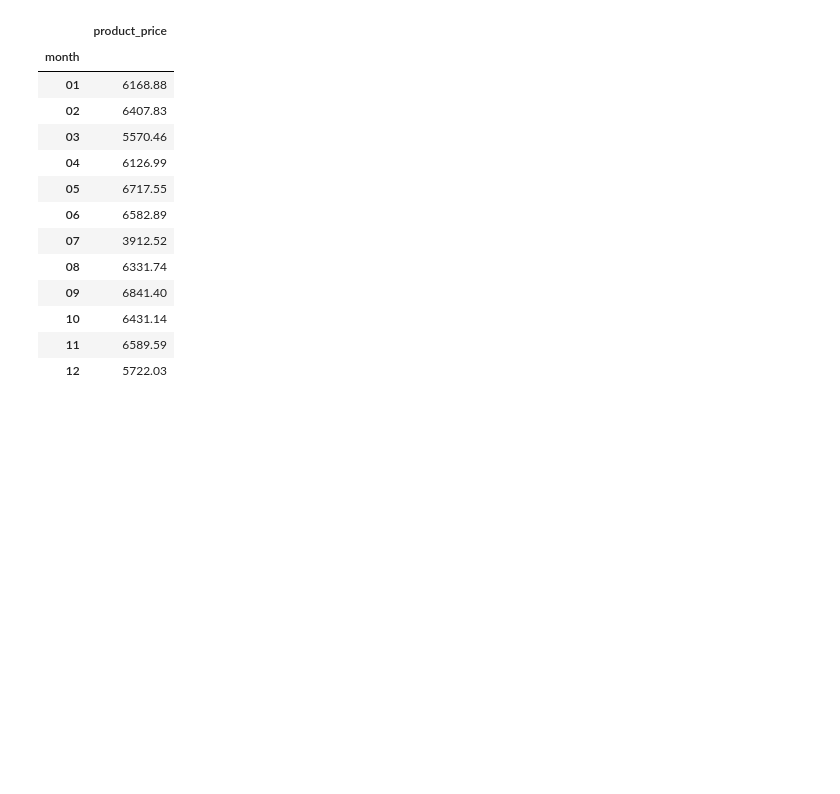
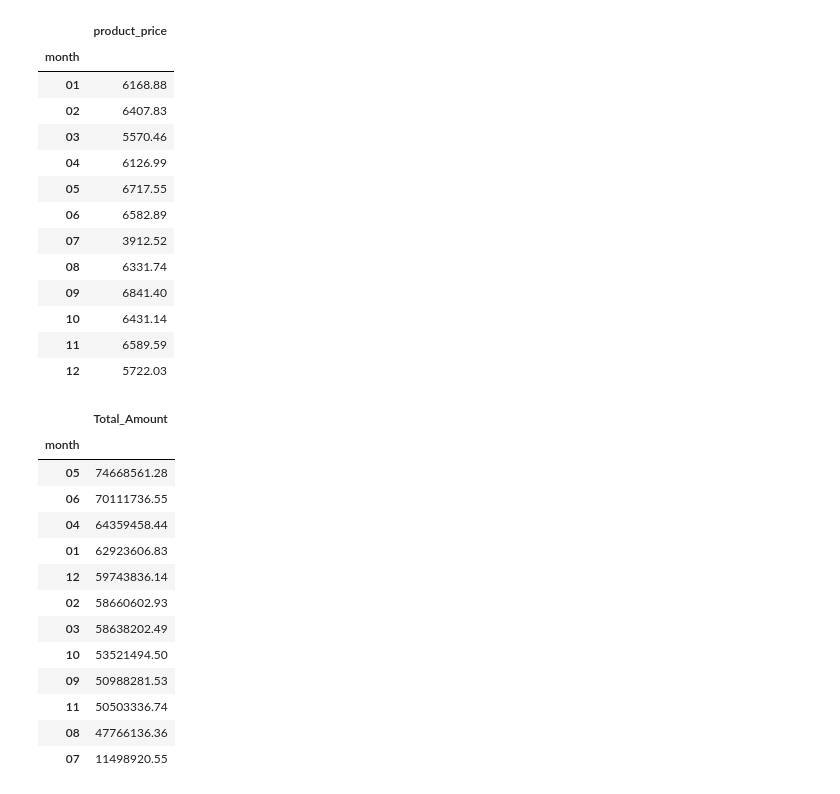
Before and after one commit to BBloxham1/is4487, a Jupyter notebook: Labs/Scripts/lab3_retailer_intro.ipynb, the cells around one changed output. Cells and saved outputs as stored; diff of their text form; code cells hidden in the pictures; blank space fills up the shorter version.

```diff
--- a/Labs/Scripts/lab3_retailer_intro.ipynb
+++ b/Labs/Scripts/lab3_retailer_intro.ipynb
@@ -89,0 +88,20 @@ df[['product_price','month']].groupby('month').mean().round(2)
+# %%
+#total revenue
+total_rev = df[['Total_Amount','month']].groupby('month').sum().round(2)
+
+total_rev.sort_values(by=['Total_Amount'], ascending=False)
+# %% [output]
+|  | Total_Amount |
+| month |  |
+| 05 | 74668561.28 |
+| 06 | 70111736.55 |
+| 04 | 64359458.44 |
+| 01 | 62923606.83 |
+| 12 | 59743836.14 |
+| 02 | 58660602.93 |
+| 03 | 58638202.49 |
+| 10 | 53521494.50 |
+| 09 | 50988281.53 |
+| 11 | 50503336.74 |
+| 08 | 47766136.36 |
+| 07 | 11498920.55 |
```
Also changed, not shown: parts of 1 cell of this notebook.
